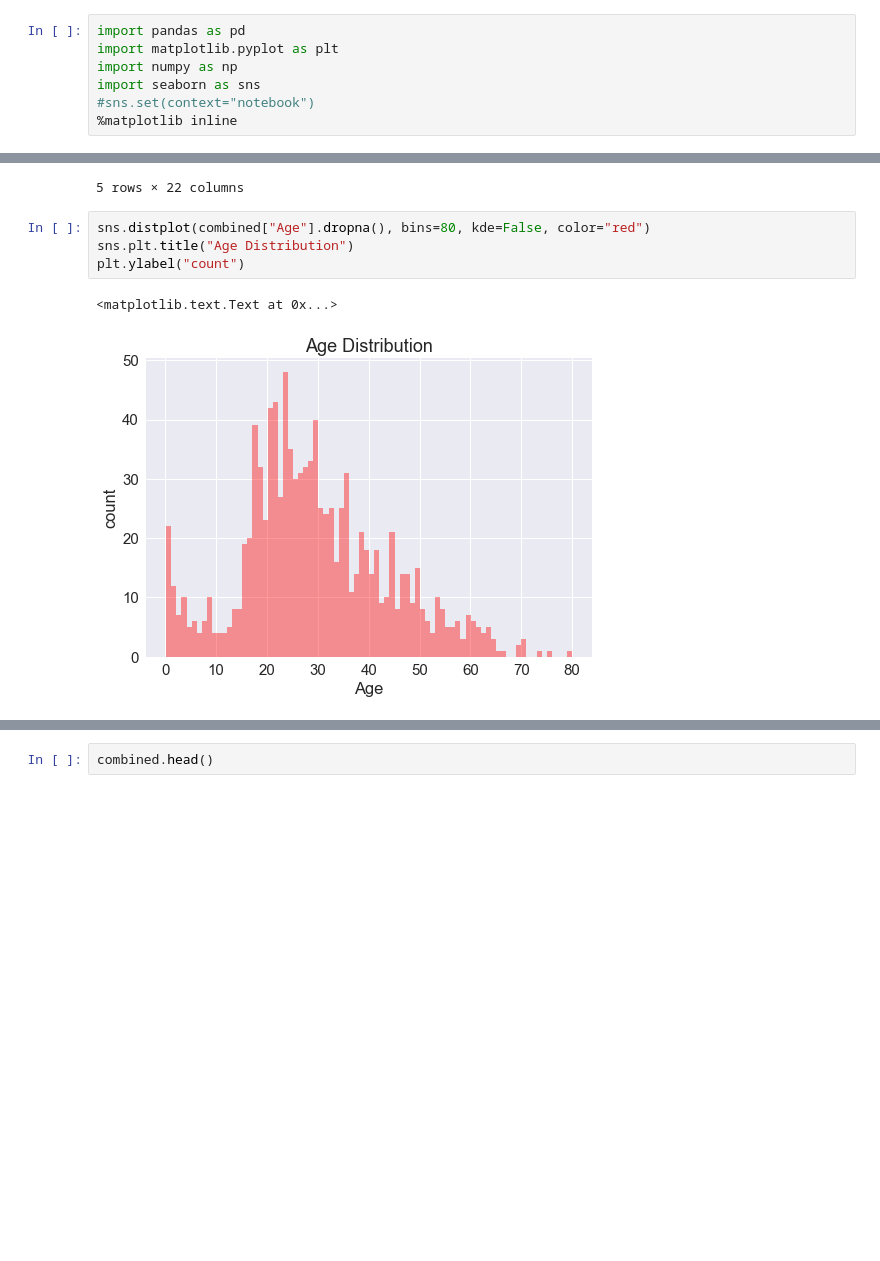
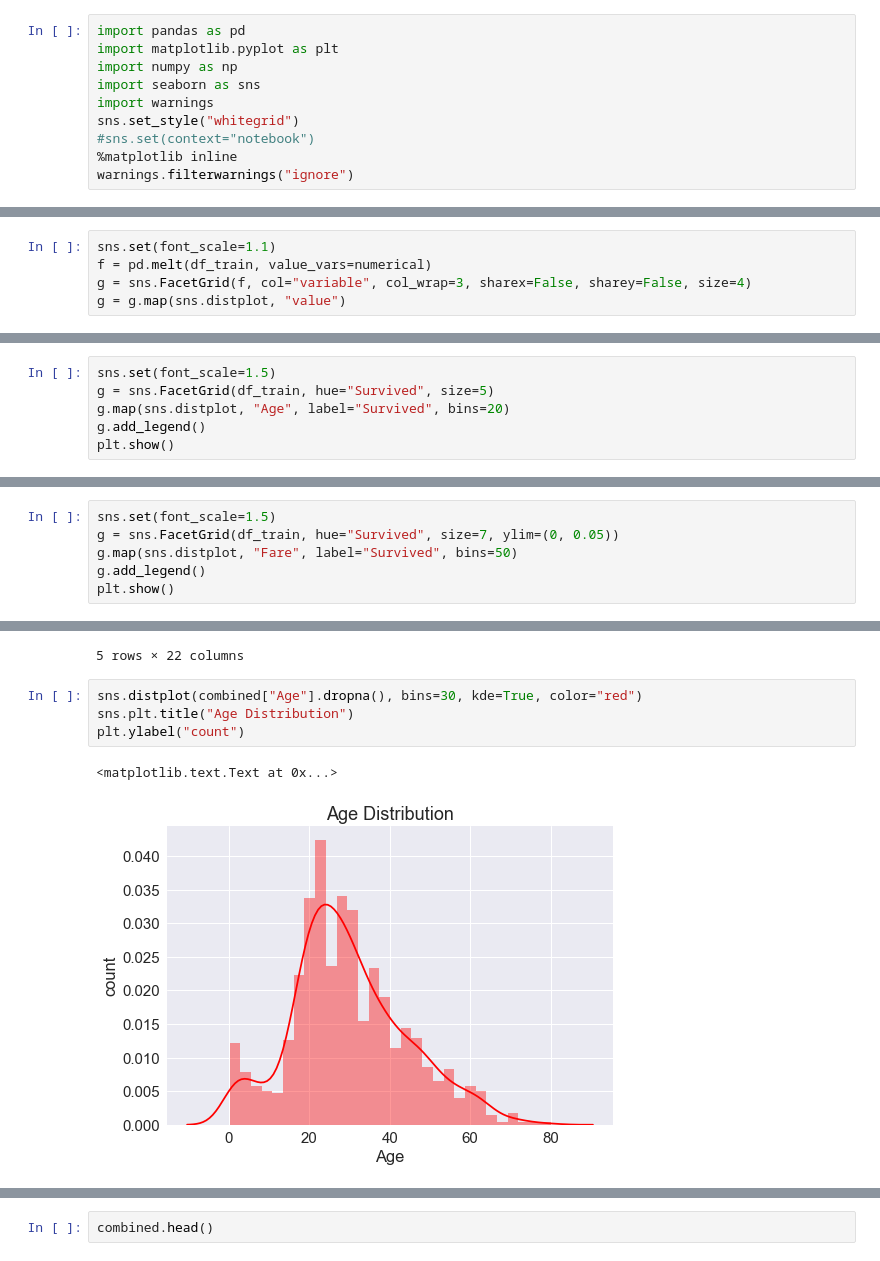
Before and after one commit to yuichiro1988/Titanic-Machine-Learning-from-Disaster, a Jupyter notebook: titanic.ipynb, the cells around one changed output, grey strips where cells are left out. Drawn from its saved outputs; the diff is of its cells as text; blank space fills up the shorter version.

```diff
--- a/titanic.ipynb
+++ b/titanic.ipynb
@@ -17,8 +17,11 @@ import pandas as pd
 import matplotlib.pyplot as plt
 import numpy as np
 import seaborn as sns
+import warnings
+sns.set_style("whitegrid")
 #sns.set(context="notebook")
 %matplotlib inline
+warnings.filterwarnings("ignore")
 # %%
 df_train = pd.read_csv("./data/train.csv")
 # %%
@@ -122,0 +128,5 @@ plt.show()
+# %%
+sns.set(font_scale=1.1)
+f = pd.melt(df_train, value_vars=numerical)
+g = sns.FacetGrid(f, col="variable", col_wrap=3, sharex=False, sharey=False, size=4)
+g = g.map(sns.distplot, "value")
@@ -122,0 +139,6 @@ plt.show()
+# %%
+sns.set(font_scale=1.5)
+g = sns.FacetGrid(df_train, hue="Survived", size=5)
+g.map(sns.distplot, "Age", label="Survived", bins=20)
+g.add_legend()
+plt.show()
@@ -122,0 +183,6 @@ plt.show()
+# %%
+sns.set(font_scale=1.5)
+g = sns.FacetGrid(df_train, hue="Survived", size=7, ylim=(0, 0.05))
+g.map(sns.distplot, "Fare", label="Survived", bins=50)
+g.add_legend()
+plt.show()
@@ -583,9 +677,9 @@ combined.head()
 | 4 | 3 | 35.0 | 0 | 0 | 0.015713 | 1 | 24 | 1 | 0 | 0 | ... |
 5 rows × 22 columns
 # %%
-sns.distplot(combined["Age"].dropna(), bins=80, kde=False, color="red")
+sns.distplot(combined["Age"].dropna(), bins=30, kde=True, color="red")
 sns.plt.title("Age Distribution")
 plt.ylabel("count")
 # %% [output]
 <matplotlib.text.Text at 0x...>
-[figure, old version]
+[figure, new version]
```
Also changed, not shown: parts of 54 cells of this notebook.
